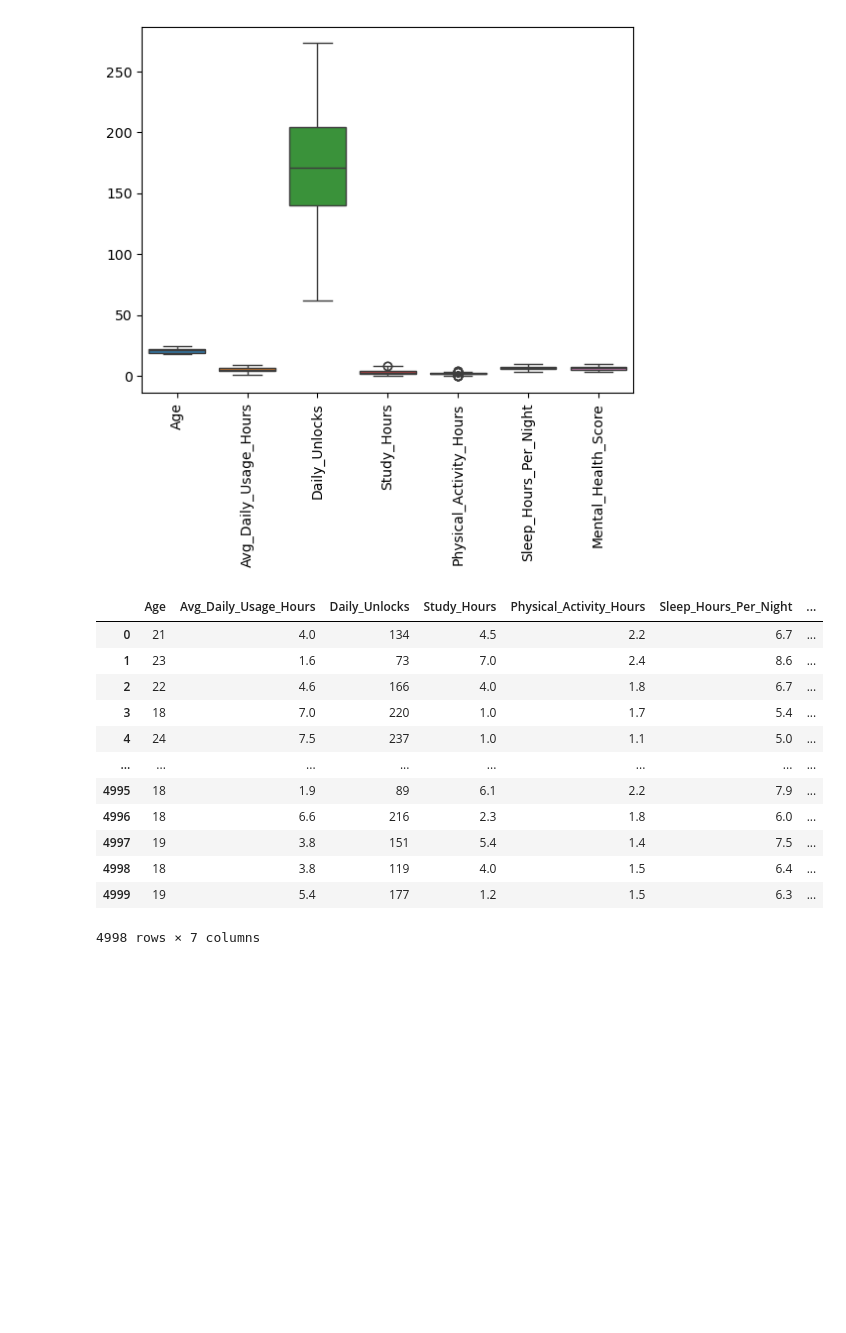
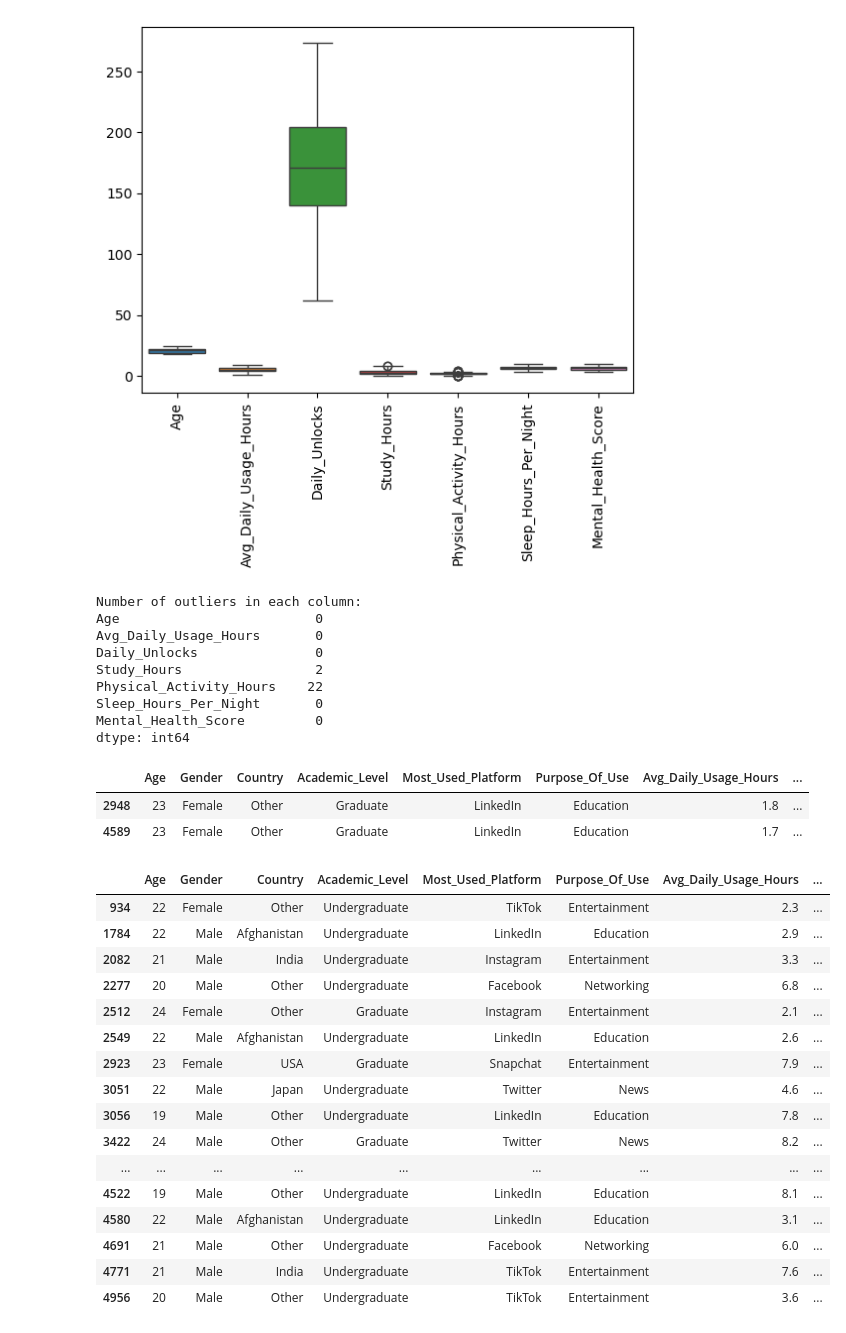
Before and after one commit to milanrai14/Machine-Learning-Playground, a Jupyter notebook: Mental Health Prediction/notebook/MentalHealthScorePrediction.ipynb, the cells around one changed output. Saved outputs shown, nothing was run; the diff lists cells and outputs as text; code cells hidden in the pictures; blank space fills up the shorter version.

```diff
--- a/Mental Health Prediction/notebook/MentalHealthScorePrediction.ipynb
+++ b/Mental Health Prediction/notebook/MentalHealthScorePrediction.ipynb
@@ -244,18 +244,67 @@ plt.xticks(rotation=90)
 # %%
 # Select only numerical columns
 num_features = df_work.select_dtypes(include='number')
-num_features
+
+# Calcuate Q1 and Q3
+Q1 = num_features.quantile(0.25)
+Q3 = num_features.quantile(0.75)
+
+#Calculate IQR
+IQR = Q3 - Q1
+
+#Calcuate lower and upper bounds
+lower_bound = Q1 - 1.5 * IQR
+upper_bound = Q3 + 1.5 * IQR
+
+#Find outliner
+outliers = (num_features < lower_bound) | (num_features> upper_bound)
+
+#Count outliers in each columns
+print("Number of outliers in each column: ")
+print(outliers.sum())
 # %% [output]
-|  | Age | Avg_Daily_Usage_Hours | Daily_Unlocks | Study_Hours | Physical_Activity_Hours | Sleep_Hours_Per_Night | ... |
-| 0 | 21 | 4.0 | 134 | 4.5 | 2.2 | 6.7 | ... |
-| 1 | 23 | 1.6 | 73 | 7.0 | 2.4 | 8.6 | ... |
-| 2 | 22 | 4.6 | 166 | 4.0 | 1.8 | 6.7 | ... |
-| 3 | 18 | 7.0 | 220 | 1.0 | 1.7 | 5.4 | ... |
-| 4 | 24 | 7.5 | 237 | 1.0 | 1.1 | 5.0 | ... |
-| ... | ... | ... | ... | ... | ... | ... | ... |
-| 4995 | 18 | 1.9 | 89 | 6.1 | 2.2 | 7.9 | ... |
-| 4996 | 18 | 6.6 | 216 | 2.3 | 1.8 | 6.0 | ... |
-| 4997 | 19 | 3.8 | 151 | 5.4 | 1.4 | 7.5 | ... |
-| 4998 | 18 | 3.8 | 119 | 4.0 | 1.5 | 6.4 | ... |
-| 4999 | 19 | 5.4 | 177 | 1.2 | 1.5 | 6.3 | ... |
-4998 rows × 7 columns
+Number of outliers in each column:
+Age                         0
+Avg_Daily_Usage_Hours       0
+Daily_Unlocks               0
+Study_Hours                 2
+Physical_Activity_Hours    22
+Sleep_Hours_Per_Night       0
+Mental_Health_Score         0
+dtype: int64
+# %%
+study_outliers = df_work[
+    (df_work['Study_Hours'] < lower_bound['Study_Hours']) |
+    (df_work['Study_Hours'] > upper_bound['Study_Hours'])
+]
+
+study_outliers
+# %% [output]
+|  | Age | Gender | Country | Academic_Level | Most_Used_Platform | Purpose_Of_Use | Avg_Daily_Usage_Hours | ... |
+| 2948 | 23 | Female | Other | Graduate | LinkedIn | Education | 1.8 | ... |
+| 4589 | 23 | Female | Other | Graduate | LinkedIn | Education | 1.7 | ... |
+# %%
+physical_outliers = df_work[
+    (df_work['Physical_Activity_Hours'] < lower_bound['Physical_Activity_Hours']) |
+    (df_work['Physical_Activity_Hours'] > upper_bound['Physical_Activity_Hours'])
+]
+
+physical_outliers
+# %% [output]
+|  | Age | Gender | Country | Academic_Level | Most_Used_Platform | Purpose_Of_Use | Avg_Daily_Usage_Hours | ... |
+| 934 | 22 | Female | Other | Undergraduate | TikTok | Entertainment | 2.3 | ... |
+| 1784 | 22 | Male | Afghanistan | Undergraduate | LinkedIn | Education | 2.9 | ... |
+| 2082 | 21 | Male | India | Undergraduate | Instagram | Entertainment | 3.3 | ... |
+| 2277 | 20 | Male | Other | Undergraduate | Facebook | Networking | 6.8 | ... |
+| 2512 | 24 | Female | Other | Graduate | Instagram | Entertainment | 2.1 | ... |
+| 2549 | 22 | Male | Afghanistan | Undergraduate | LinkedIn | Education | 2.6 | ... |
+| 2923 | 23 | Female | USA | Graduate | Snapchat | Entertainment | 7.9 | ... |
+| 3051 | 22 | Male | Japan | Undergraduate | Twitter | News | 4.6 | ... |
+| 3056 | 19 | Male | Other | Undergraduate | LinkedIn | Education | 7.8 | ... |
+| 3422 | 24 | Male | Other | Graduate | Twitter | News | 8.2 | ... |
+| ... | ... | ... | ... | ... | ... | ... | ... | ... |
+| 4522 | 19 | Male | Other | Undergraduate | LinkedIn | Education | 8.1 | ... |
+| 4580 | 22 | Male | Afghanistan | Undergraduate | LinkedIn | Education | 3.1 | ... |
+| 4691 | 21 | Male | Other | Undergraduate | Facebook | Networking | 6.0 | ... |
+| 4771 | 21 | Male | India | Undergraduate | TikTok | Entertainment | 7.6 | ... |
+| 4956 | 20 | Male | Other | Undergraduate | TikTok | Entertainment | 3.6 | ... |
```
Also changed, not shown: parts of 10 cells of this notebook.
